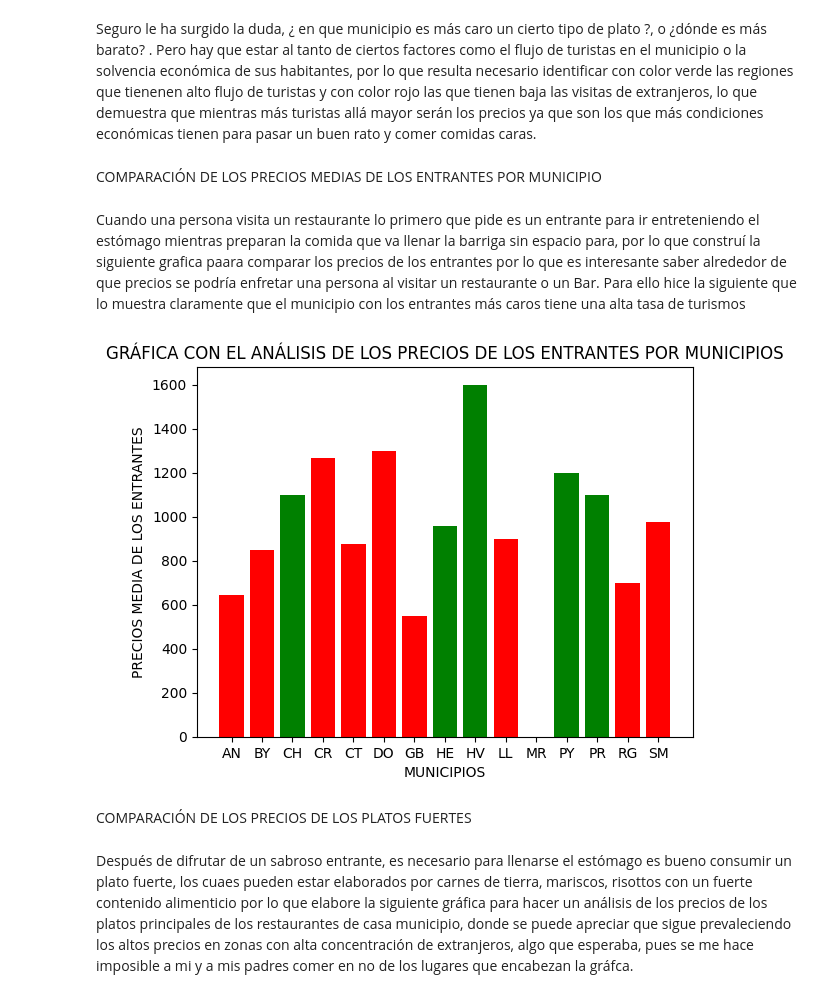
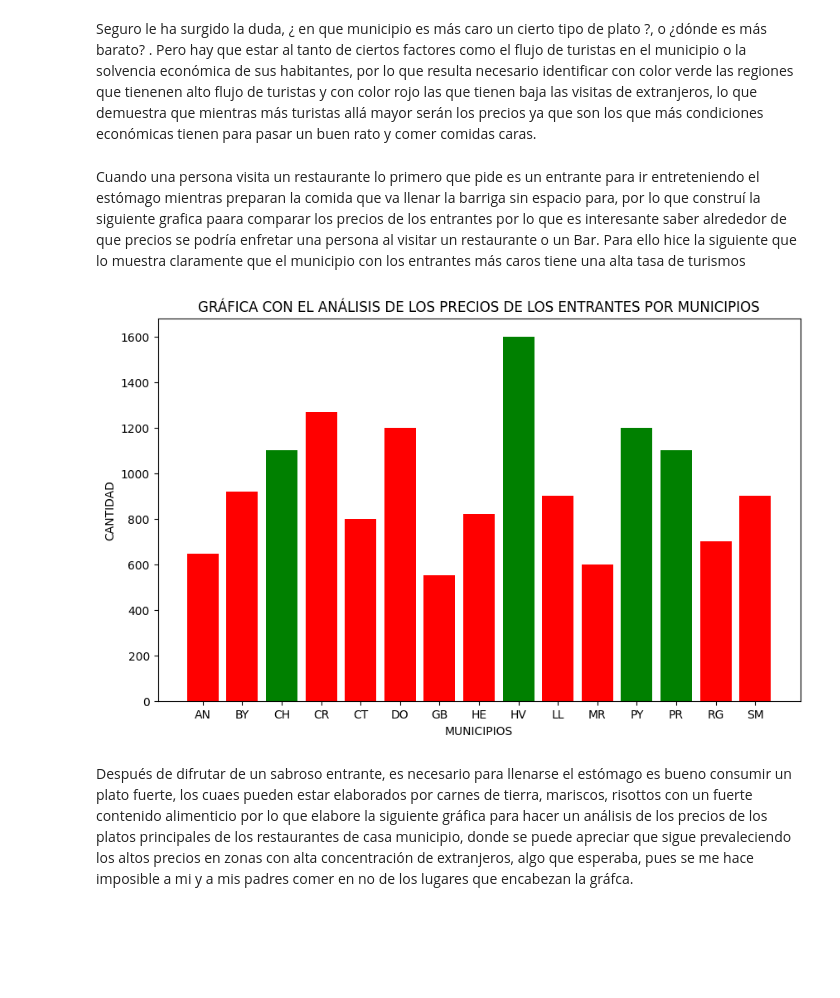
Before and after one commit to Datadrummer-jr/Food-Data, a Jupyter notebook: Project Code/restaurant project.ipynb, the cells around one changed output. Saved outputs shown, nothing was run; the diff lists cells and outputs as text; code cells hidden in the pictures; blank space fills up the shorter version.

```diff
--- a/Project Code/restaurant project.ipynb
+++ b/Project Code/restaurant project.ipynb
@@ -87,10 +93,8 @@ def dish(x: str,y: str):
                                     else:
                                        for g in f.values():
                                           list.append(g)
-
-
    return list
 def media(m: str, n: str):
     d = dish(m,n)
-    median = np.median(d)
+    median = np.nanmedian(d)
     return(median)
@@ -96,0 +103,12 @@ def media(m: str, n: str):
+# %%
+
+x = ['AN', 'BY', 'CH', 'CR', 'CT', 'DO', 'GB', 'HE', 'HV','LL','MR','PY','PR','RG','SM']
+colors = ["r", "r", "g", "r", "r", "r", "r", "r", "g", "r", "r", "g", "g", "r", "r"]
+
+def pyplot_bar(y: list, title: str):
+    plt.figure(figsize=(10, 6))
+    plt.bar(x, y, color=colors)
+    plt.xlabel("MUNICIPIOS")
+    plt.ylabel("CANTIDAD")
+    plt.title(title)
+    plt.show()
@@ -98,43 +118,16 @@ def media(m: str, n: str):
 ¿ CÓMO SE COMPORTAN LOS PRECIOS DE UN TIPO DE PLATO POR LOS MUNICIPIOS DE LA HABANA ?
 # %% [markdown]
 Seguro le ha surgido la duda, ¿ en que municipio es más caro un cierto tipo de plato ?, o ¿dónde es más barato? . Pero hay que estar al tanto de ciertos factores como el flujo de turistas en el municipio o la solvencia económica de sus habitantes, por lo que resulta necesario identificar con color verde las regiones que tienenen alto flujo de turistas y con color rojo las que tienen baja las visitas de extranjeros, lo que demuestra que mientras más turistas allá mayor serán los precios ya que son los que más condiciones económicas tienen para pasar un buen rato y comer comidas caras.
-# %% [markdown]
-COMPARACIÓN DE LOS PRECIOS MEDIAS DE LOS ENTRANTES POR MUNICIPIO
 # %% [markdown]
  Cuando una persona visita un restaurante lo primero que pide es un entrante para ir entreteniendo el estómago mientras preparan la comida que va llenar la barriga sin espacio para, por lo que construí la siguiente grafica paara comparar los precios de los entrantes por lo que es interesante saber alrededor de que precios se podría enfretar una persona al visitar un restaurante o un Bar.
   Para ello hice la siguiente que lo muestra claramente que el municipio con los entrantes más caros tiene una alta tasa de turismos
-# %%
-
-x = ['AN', 'BY', 'CH', 'CR', 'CT', 'DO', 'GB', 'HE', 'HV','LL','MR','PY','PR','RG','SM']
-
-colors = ["r", "r", "g","r","r","r","r","g","g","r","r","g","g","r","r"]
-
-appetizersAN =media("AN","appetizers")
-appetizersBY =media("BY","appetizers")
-appetizersCH =media("CH","appetizers")
-appetizersCR =media("CR","appetizers")
-appetizersCT =media("CT","appetizers")
-appetizersDO =media("DO","appetizers")
-appetizersGB =media("GB","appetizers")
-appetizersHE =media("HE","appetizers")
-appetizersHV =media("HV","appetizers")
-appetizersLL =media("LL","appetizers")
-appetizersMR =media("MR","appetizers")
-appetizersPY =media("PY","appetizers")
-appetizersPR =media("PR","appetizers")
-appetizersRG =media("RG","appetizers")
-appetizersSM =media("SM","appetizers")
-
-y = [appetizersAN,appetizersBY,appetizersCH,appetizersCR,appetizersCT, appetizersDO,appetizersGB, appetizersHE,appetizersHV, appetizersLL,appetizersMR,appetizersPY,appetizersPR,appetizersRG,appetizersSM]
-
-plt.bar(x, y, color= colors)
-plt.xlabel("MUNICIPIOS")
-plt.ylabel("PRECIOS MEDIA DE LOS ENTRANTES")
-plt.title("GRÁFICA CON EL ANÁLISIS DE LOS PRECIOS DE LOS ENTRANTES POR MUNICIPIOS")
-plt.show()
-# %% [output]
-[figure, removed]
-# %% [markdown]
-COMPARACIÓN DE LOS PRECIOS DE LOS PLATOS FUERTES
+# %%
+app = []
+for ap in x:
+    app.append(media(ap,"appetizers"))
+
+pyplot_bar(app,"GRÁFICA CON EL ANÁLISIS DE LOS PRECIOS DE LOS ENTRANTES POR MUNICIPIOS")
+# %% [output]
+[figure, added]
 # %% [markdown]
 Después de difrutar de un sabroso entrante,  es necesario para llenarse el estómago es bueno consumir un plato fuerte, los cuaes pueden estar elaborados  por carnes de tierra, mariscos, risottos con un fuerte contenido alimenticio por lo que elabore la siguiente gráfica para hacer un análisis de los precios de los platos principales de los restaurantes de casa municipio, donde se puede apreciar que sigue prevaleciendo los altos precios en zonas con alta concentración de extranjeros, algo que  esperaba, pues se me hace imposible a mi y a mis padres comer en no de los lugares que encabezan la gráfca.
```
Also changed, not shown: parts of 51 cells of this notebook, 5 other files.
